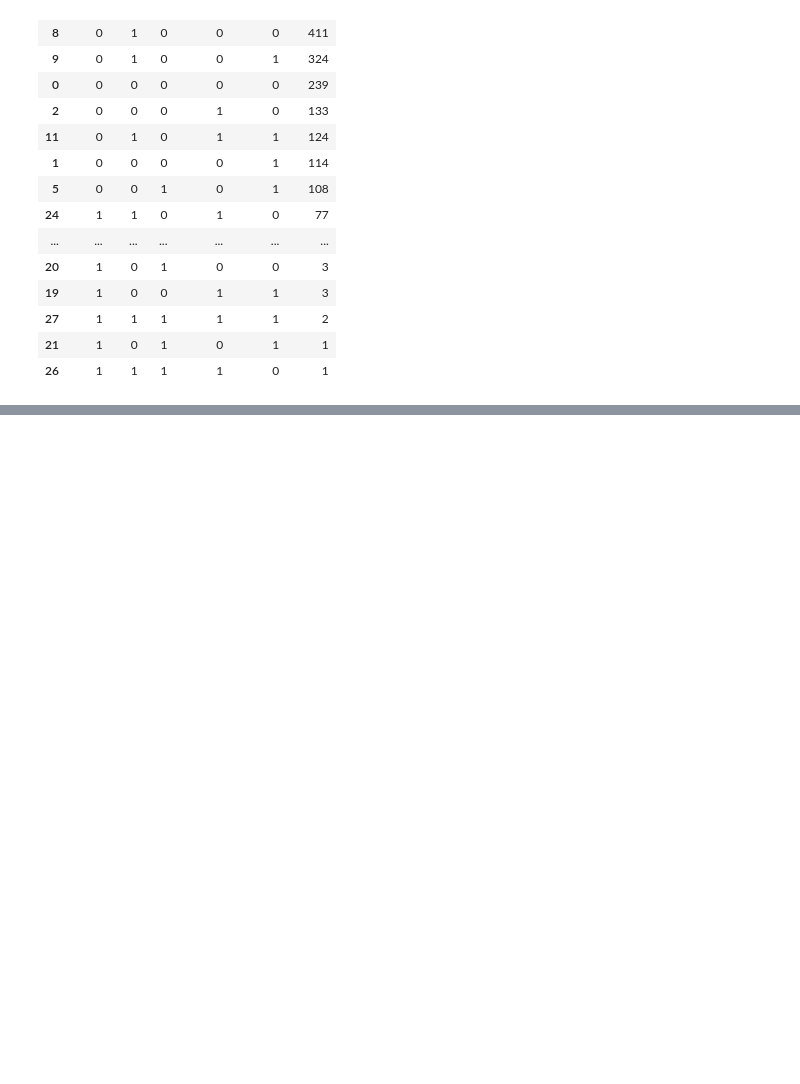
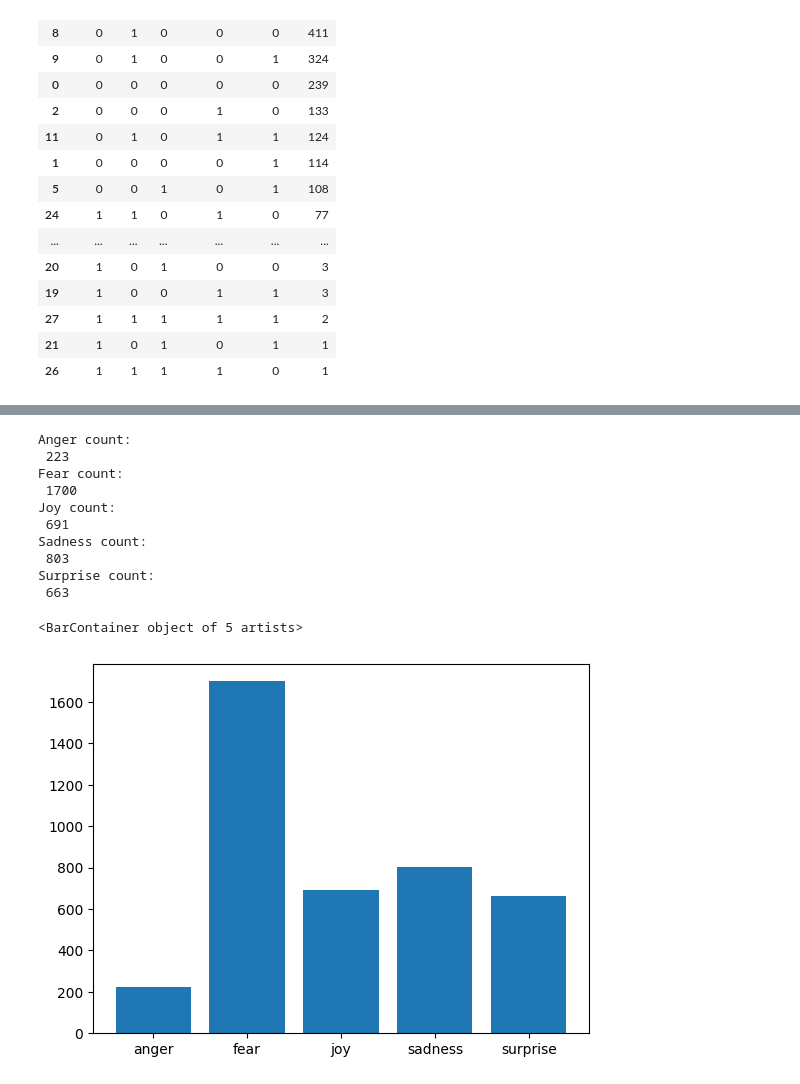
Before and after one commit to niklasbaun/EmoClassifier, a Jupyter notebook: Classifier/Getting familiar.ipynb, the cells around one changed output, grey strips where cells are left out. Cells and saved outputs as stored; diff of their text form; code cells hidden in the pictures; blank space fills up the shorter version.

```diff
--- a/Classifier/Getting familiar.ipynb
+++ b/Classifier/Getting familiar.ipynb
@@ -79,3 +79,7 @@ data.groupby(['anger', 'fear', 'joy', 'sadness', 'surprise']).size().reset_index
 | 26 | 1 | 1 | 1 | 1 | 0 | 1 |
 # %%
 #most common is only joy, followed by fear and surprise
+# %%
+# load predictions
+predictions = pd.read_csv("../predictions.csv")
+predictions.describe()
@@ -81,0 +96,29 @@ data.groupby(['anger', 'fear', 'joy', 'sadness', 'surprise']).size().reset_index
+# %%
+anger_count = predictions['predicted_anger'].sum()
+fear_count = predictions['predicted_fear'].sum()
+joy_count = predictions['predicted_joy'].sum()
+sadness_count = predictions['predicted_sadness'].sum()
+surprise_count = predictions['predicted_surprise'].sum()
+
+print("Anger count:\n", anger_count)
+print("Fear count:\n", fear_count)
+print("Joy count:\n", joy_count)
+print("Sadness count:\n", sadness_count)
+print("Surprise count:\n", surprise_count)
+
+#plot the counts
+plt.bar(['anger', 'fear', 'joy', 'sadness', 'surprise'],
+        [anger_count, fear_count, joy_count, sadness_count, surprise_count])
+# %% [output]
+Anger count:
+ 223
+Fear count:
+ 1700
+Joy count:
+ 691
+Sadness count:
+ 803
+Surprise count:
+ 663
+<BarContainer object of 5 artists>
+[figure, added]
```
Also changed, not shown: parts of 4 cells of this notebook, 4 other files.
